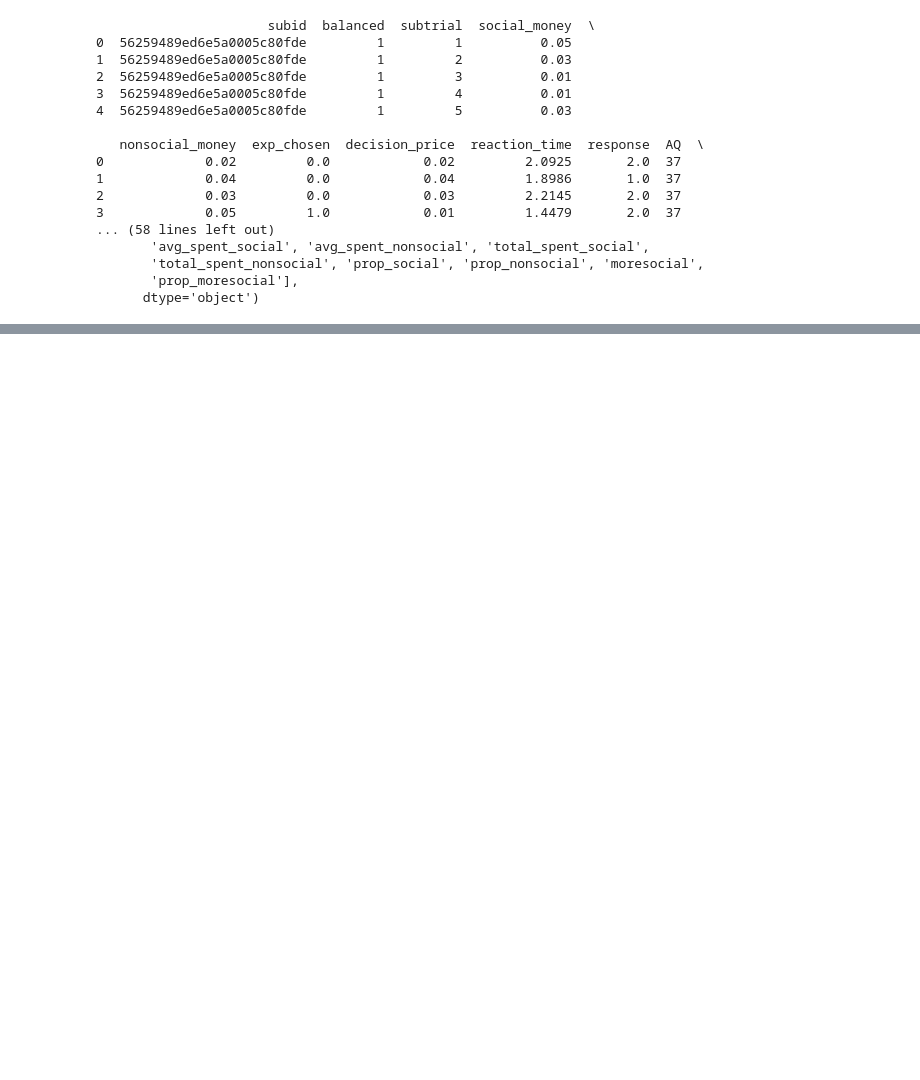
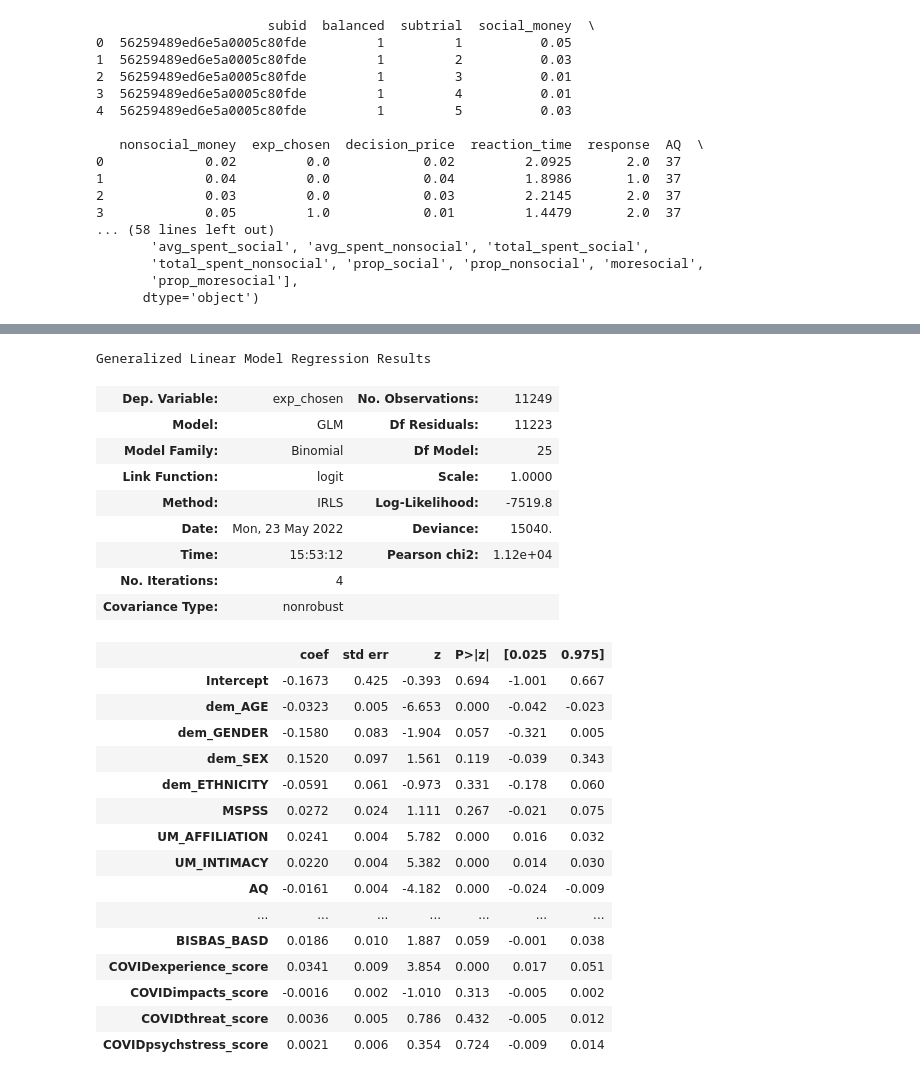
Before and after one commit to fareri-lab/WTP_CardTask, a Jupyter notebook: APS/APS_results/WTP_HLM.ipynb, the cells around one changed output, grey strips where cells are left out. Cells and saved outputs as stored; diff of their text form; code cells hidden in the pictures; blank space fills up the shorter version.

```diff
--- a/APS/APS_results/WTP_HLM.ipynb
+++ b/APS/APS_results/WTP_HLM.ipynb
@@ -124,3 +302,31 @@ get_stats()
 # %%
-x_columns.extend(reward)
-get_stats()
+#add covid measures
+model = smf.glm('exp_chosen ~ dem_AGE + dem_GENDER+ dem_SEX+ dem_ETHNICITY + %s + %s + %s +%s +%s +%s +%s' %(sociability, mentalizing, solitude, dep_anx,coping, reward, covid), family= sm.families.Binomial(),data=data).fit()
+model.summary()
+# %% [output]
+Generalized Linear Model Regression Results
+| Dep. Variable: | exp_chosen | No. Observations: | 11249 |
+| Model: | GLM | Df Residuals: | 11223 |
+| Model Family: | Binomial | Df Model: | 25 |
+| Link Function: | logit | Scale: | 1.0000 |
+| Method: | IRLS | Log-Likelihood: | -7519.8 |
+| Date: | Mon, 23 May 2022 | Deviance: | 15040. |
+| Time: | 15:53:12 | Pearson chi2: | 1.12e+04 |
+| No. Iterations: | 4 |  |  |
+| Covariance Type: | nonrobust |  |  |
+|  | coef | std err | z | P>|z| | [0.025 | 0.975] |
+| Intercept | -0.1673 | 0.425 | -0.393 | 0.694 | -1.001 | 0.667 |
+| dem_AGE | -0.0323 | 0.005 | -6.653 | 0.000 | -0.042 | -0.023 |
+| dem_GENDER | -0.1580 | 0.083 | -1.904 | 0.057 | -0.321 | 0.005 |
+| dem_SEX | 0.1520 | 0.097 | 1.561 | 0.119 | -0.039 | 0.343 |
+| dem_ETHNICITY | -0.0591 | 0.061 | -0.973 | 0.331 | -0.178 | 0.060 |
+| MSPSS | 0.0272 | 0.024 | 1.111 | 0.267 | -0.021 | 0.075 |
+| UM_AFFILIATION | 0.0241 | 0.004 | 5.782 | 0.000 | 0.016 | 0.032 |
+| UM_INTIMACY | 0.0220 | 0.004 | 5.382 | 0.000 | 0.014 | 0.030 |
+| AQ | -0.0161 | 0.004 | -4.182 | 0.000 | -0.024 | -0.009 |
+| ... | ... | ... | ... | ... | ... | ... |
+| BISBAS_BASD | 0.0186 | 0.010 | 1.887 | 0.059 | -0.001 | 0.038 |
+| COVIDexperience_score | 0.0341 | 0.009 | 3.854 | 0.000 | 0.017 | 0.051 |
+| COVIDimpacts_score | -0.0016 | 0.002 | -1.010 | 0.313 | -0.005 | 0.002 |
+| COVIDthreat_score | 0.0036 | 0.005 | 0.786 | 0.432 | -0.005 | 0.012 |
+| COVIDpsychstress_score | 0.0021 | 0.006 | 0.354 | 0.724 | -0.009 | 0.014 |
```
Also changed, not shown: parts of 12 cells of this notebook.
